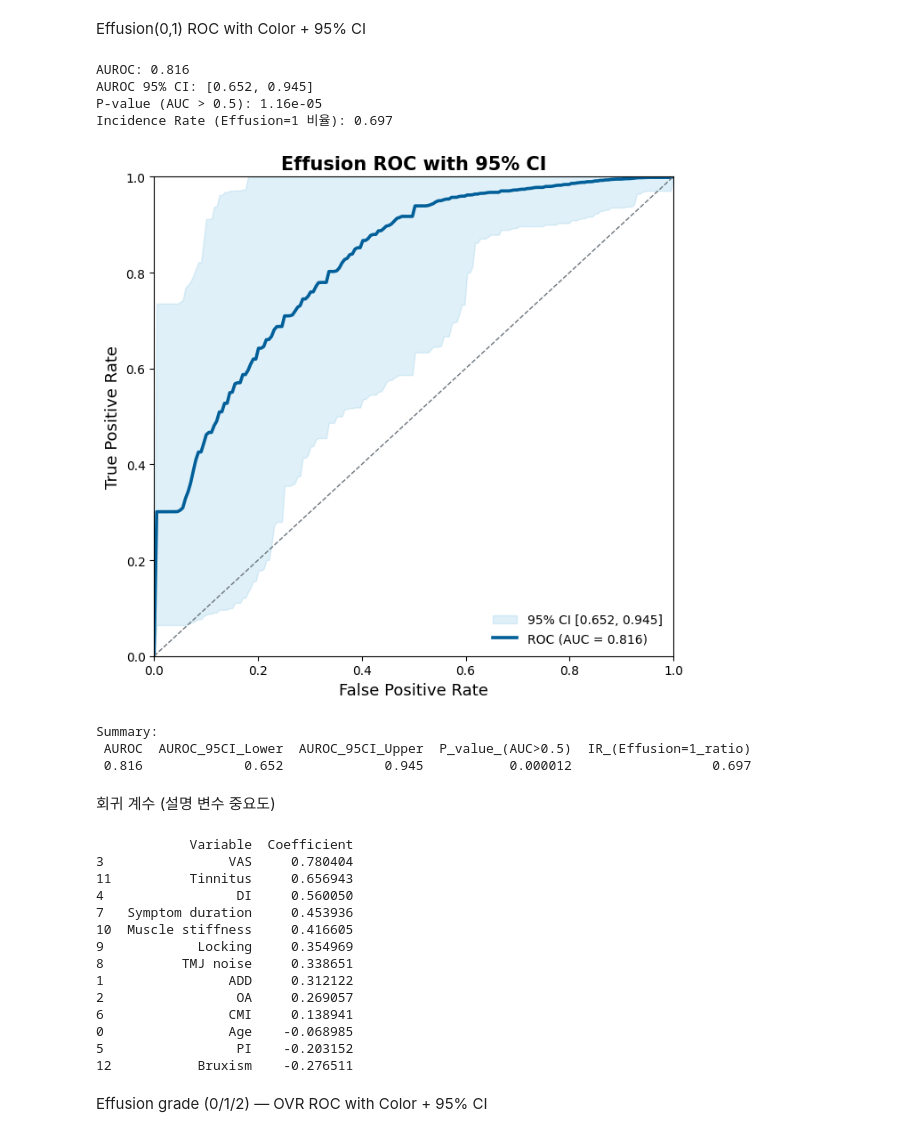
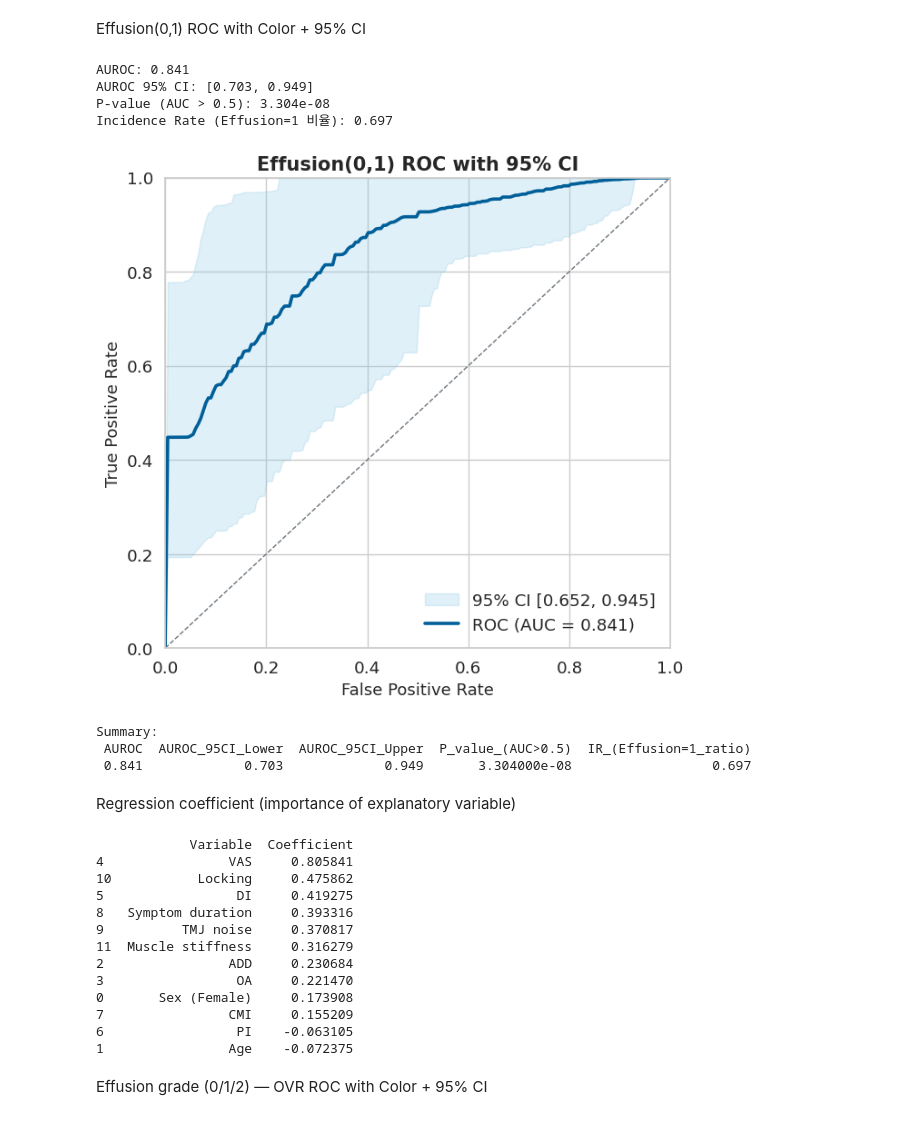
Before and after one commit to seongwoojang1123/TMJ-Effusion-and-Pain, a Jupyter notebook: 3_Logistic_Regression_Training_Effusion.ipynb, the cells around one changed output. Saved outputs shown, nothing was run; the diff lists cells and outputs as text; code cells hidden in the pictures.

```diff
--- a/3_Logistic_Regression_Training_Effusion.ipynb
+++ b/3_Logistic_Regression_Training_Effusion.ipynb
@@ -19,14 +24,12 @@ df = pd.read_excel(file_path, sheet_name='20250830_20250829_20250226_2024')
 # %% [markdown]
 Effusion(0,1) ROC with Color + 95% CI
 # %%
-#    - outcome: Effusion (0/1, B열)
-#    - features: E~R열 중 Effusion_123 제외 (사용자 적용대로 4:17)
-# ------------------------------------------------------------
+
 y = df['Effusion']
-X = df.iloc[:, 4:17].fillna(0)  # Age ~ Bruxism
+X = df.iloc[:, 3:15].fillna(0)  # Age ~ Bruxism
 
 # ------------------------------------------------------------
-# 1) Train/Test split + 스케일링
+# 1) Train/Test split + Scaling
 # ------------------------------------------------------------
 X_train, X_test, y_train, y_test = train_test_split(
     X, y, test_size=0.2, random_state=42, stratify=y
@@ -37,7 +40,7 @@ X_train_scaled = scaler.fit_transform(X_train)
 X_test_scaled  = scaler.transform(X_test)
 
 # ------------------------------------------------------------
-# 2) 모델 학습 (Logistic Regression)
+# 2) Model Training (Logistic Regression)
 # ------------------------------------------------------------
 log_reg = LogisticRegression(max_iter=1000, random_state=42)
 log_reg.fit(X_train_scaled, y_train)
@@ -45,7 +48,7 @@ log_reg.fit(X_train_scaled, y_train)
 y_pred_proba = log_reg.predict_proba(X_test_scaled)[:, 1]
 
 # ------------------------------------------------------------
-# 3) AUROC (점추정)
+# 3) AUROC
 # ------------------------------------------------------------
 roc_auc = roc_auc_score(y_test, y_pred_proba)
 print("AUROC:", round(roc_auc, 3))
@@ -61,7 +64,7 @@ for _ in range(n_bootstraps):
     idx = rng.randint(0, len(y_test), len(y_test))
     y_bs = y_test.iloc[idx]
     p_bs = y_pred_proba[idx]
-    # 양쪽 클래스 모두 있어야 AUC 계산 가능
+
     if len(np.unique(y_bs)) < 2:
         continue
     boot_auc.append(roc_auc_score(y_bs, p_bs))
@@ -81,14 +84,12 @@ IR = y.mean()
 print("Incidence Rate (Effusion=1 비율):", f"{IR:.3f}")
 
 # ------------------------------------------------------------
-# 5) ROC Curve + 95% CI 밴드 (부트스트랩 ROC 기반)
-#   - 색상: 평균 ROC = 진청 #005f99, CI 밴드 = 파스텔 블루 #8ecae6
-#   - Test ROC(raw), Youden-optimal 은 표기하지 않음 (요청 반영)
+# 5) ROC Curve + 95% CI Band
 # ------------------------------------------------------------
-# (a) test ROC 좌표
+# (a) test ROC
 fpr, tpr, _ = roc_curve(y_test, y_pred_proba)
 
-# (b) bootstrap ROC로 CI band 계산
+# (b) bootstrap ROC → CI band
 fpr_grid = np.linspace(0, 1, 200)
 tprs = []
 
@@ -99,7 +100,7 @@ for _ in range(n_bootstraps):
     if len(np.unique(y_bs)) < 2:
         continue
     fpr_bs, tpr_bs, _ = roc_curve(y_bs, p_bs)
-    # 보간 (단조 증가 가정)
+
     tpr_interp = np.interp(fpr_grid, fpr_bs, tpr_bs)
     tpr_interp[0] = 0.0
     tprs.append(tpr_interp)
@@ -109,7 +110,7 @@ tpr_mean  = tprs.mean(axis=0)
 tpr_lower = np.percentile(tprs, 2.5, axis=0)
 tpr_upper = np.percentile(tprs, 97.5, axis=0)
 
-# (c) 플롯
+# (c) Plot
 plt.figure(figsize=(6.8, 6.4))
 
 # 95% CI band
@@ -117,46 +118,46 @@ plt.fill_between(
     fpr_grid, tpr_lower, tpr_upper,
     color="#8ecae6", alpha=0.28, label="95% CI [0.652, 0.945]"
 )
 
-# 평균 ROC (밴드의 중심)
+# average ROC
 plt.plot(fpr_grid, tpr_mean, color="#005f99", lw=2.6,
          label=f"ROC (AUC = {roc_auc:.3f})")
 
-# 기준 대각선
+
 plt.plot([0, 1], [0, 1], "--", color="#6c757d", lw=1)
 
 plt.xlabel("False Positive Rate", fontsize=13)
 plt.ylabel("True Positive Rate", fontsize=13)
-plt.title("Effusion ROC with 95% CI", fontsize=15, fontweight="bold")
+plt.title("Effusion(0,1) ROC with 95% CI", fontsize=15, fontweight="bold")
 plt.xlim(0, 1)
 plt.ylim(0, 1)
 plt.legend(loc="lower right", frameon=False)
 plt.tight_layout()
 plt.show()
 
 # ------------------------------------------------------------
-# 6) 보고용 요약 테이블 (숫자 결과 정리)
+# 6) Summary table for reporting
 # ------------------------------------------------------------
 summary_df = pd.DataFrame([{
     "AUROC": round(roc_auc, 3),
     "AUROC_95CI_Lower": round(ci_lower, 3),
     "AUROC_95CI_Upper": round(ci_upper, 3),
     "P_value_(AUC>0.5)": float(f"{p_value:.4g}"),
     "IR_(Effusion=1_ratio)": round(IR, 3)
 }])
 print("\nSummary:")
 print(summary_df.to_string(index=False))
 # %% [output]
-AUROC: 0.816
-AUROC 95% CI: [0.652, 0.945]
-P-value (AUC > 0.5): 1.16e-05
+AUROC: 0.841
+AUROC 95% CI: [0.703, 0.949]
+P-value (AUC > 0.5): 3.304e-08
 Incidence Rate (Effusion=1 비율): 0.697
-[figure, old version]
+[figure, new version]
 Summary:
  AUROC  AUROC_95CI_Lower  AUROC_95CI_Upper  P_value_(AUC>0.5)  IR_(Effusion=1_ratio)
- 0.816             0.652             0.945           0.000012                  0.697
+ 0.841             0.703             0.949       3.304000e-08                  0.697
-# %% [markdown]
-회귀 계수 (설명 변수 중요도)
+# %% [markdown]
+Regression coefficient (importance of explanatory variable)
 # %%
 coef_df = pd.DataFrame({
     "Variable": X.columns,
@@ -166,18 +167,17 @@ coef_df = pd.DataFrame({
 print(coef_df)
 # %% [output]
             Variable  Coefficient
-3                VAS     0.780404
-11          Tinnitus     0.656943
-4                 DI     0.560050
-7   Symptom duration     0.453936
-10  Muscle stiffness     0.416605
-9            Locking     0.354969
-8          TMJ noise     0.338651
-1                ADD     0.312122
-2                 OA     0.269057
-6                CMI     0.138941
-0                Age    -0.068985
-5                 PI    -0.203152
-12           Bruxism    -0.276511
+4                VAS     0.805841
+10           Locking     0.475862
+5                 DI     0.419275
+8   Symptom duration     0.393316
+9          TMJ noise     0.370817
+11  Muscle stiffness     0.316279
+2                ADD     0.230684
+3                 OA     0.221470
+0       Sex (Female)     0.173908
+7                CMI     0.155209
+6                 PI    -0.063105
+1                Age    -0.072375
 # %% [markdown]
 Effusion grade (0/1/2) — OVR ROC with Color + 95% CI
```
Also changed, not shown: parts of 12 cells of this notebook.
